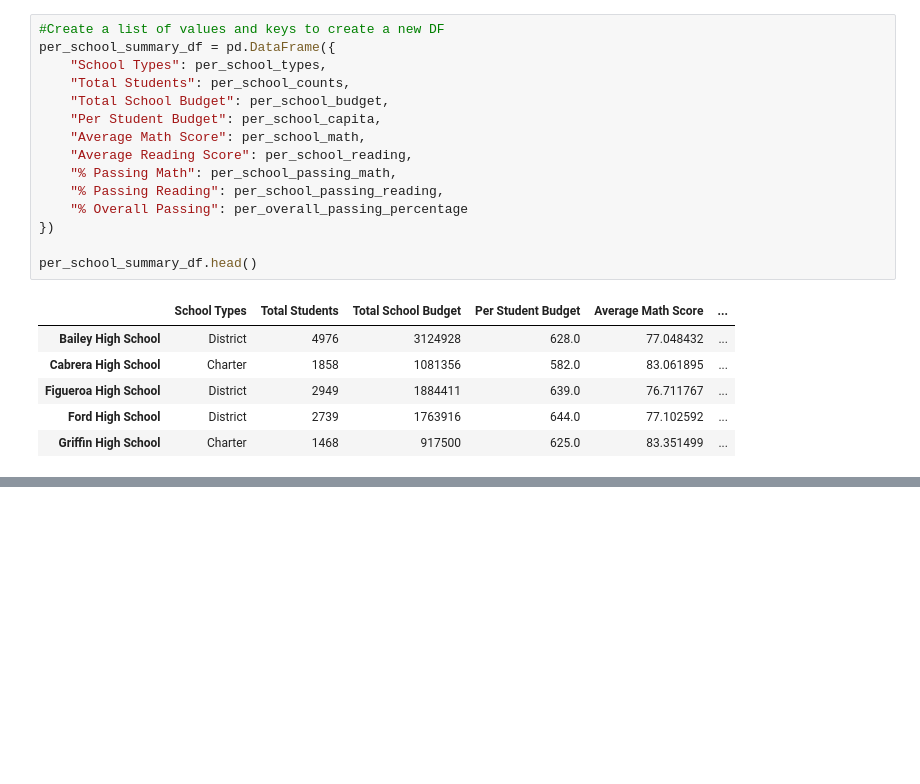
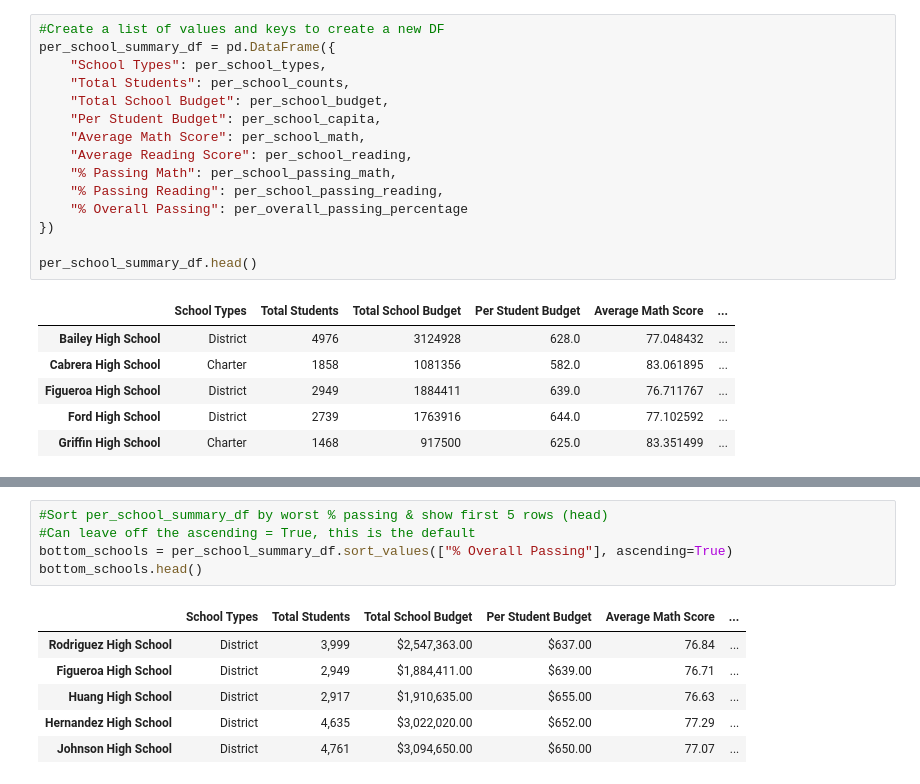
Before and after one commit to krockway/School_District_Analysis, a Jupyter notebook: PyCitySchools.ipynb, the cells around one changed output, grey strips where cells are left out. Saved outputs shown, nothing was run; the diff lists cells and outputs as text; blank space fills up the shorter version.

```diff
--- a/PyCitySchools.ipynb
+++ b/PyCitySchools.ipynb
@@ -695,0 +712,12 @@ ValueError: Cannot specify ',' with 's'.
+# %%
+#Sort per_school_summary_df by worst % passing & show first 5 rows (head)
+#Can leave off the ascending = True, this is the default
+bottom_schools = per_school_summary_df.sort_values(["% Overall Passing"], ascending=True)
+bottom_schools.head()
+# %% [output]
+|  | School Types | Total Students | Total School Budget | Per Student Budget | Average Math Score | ... |
+| Rodriguez High School | District | 3,999 | $2,547,363.00 | $637.00 | 76.84 | ... |
+| Figueroa High School | District | 2,949 | $1,884,411.00 | $639.00 | 76.71 | ... |
+| Huang High School | District | 2,917 | $1,910,635.00 | $655.00 | 76.63 | ... |
+| Hernandez High School | District | 4,635 | $3,022,020.00 | $652.00 | 77.29 | ... |
+| Johnson High School | District | 4,761 | $3,094,650.00 | $650.00 | 77.07 | ... |
```
Also changed, not shown: parts of 2 cells of this notebook.
